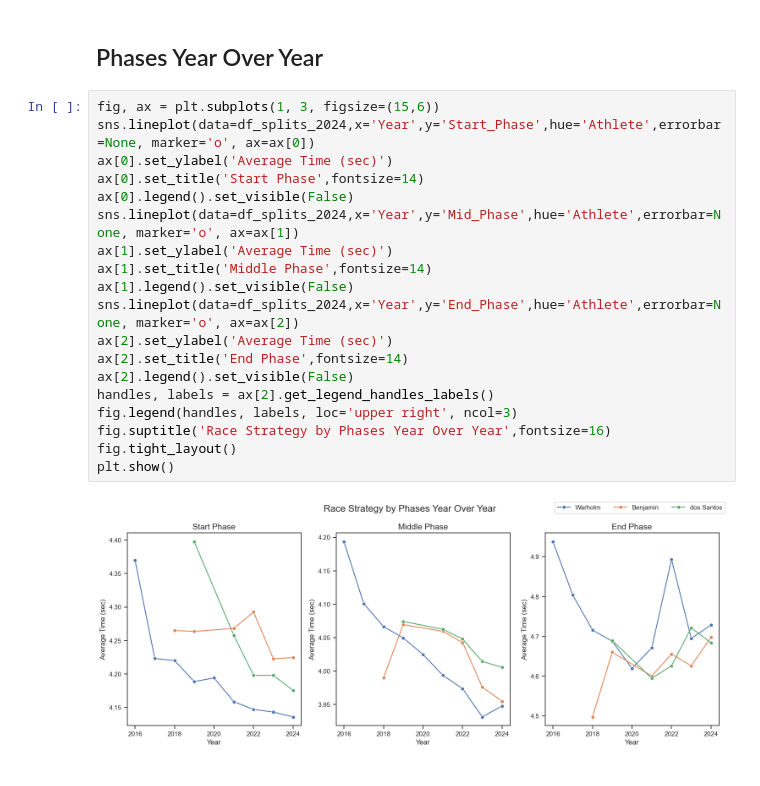
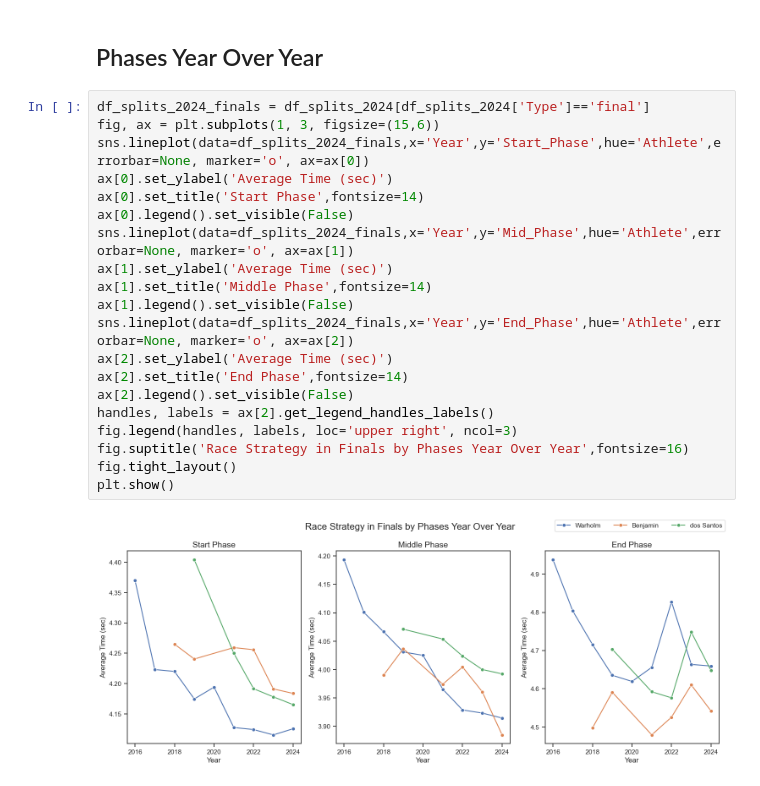
Before and after one commit to emeraldEAGLE888/Hurdles_Analysis, a Jupyter notebook: Python_Analysis/YearOverYearChanges.ipynb, the cells around one changed output. Saved outputs shown, nothing was run; the diff lists cells and outputs as text.

```diff
--- a/Python_Analysis/YearOverYearChanges.ipynb
+++ b/Python_Analysis/YearOverYearChanges.ipynb
@@ -80,23 +80,24 @@ plt.show()
 # %% [markdown]
 ## Phases Year Over Year
 # %%
+df_splits_2024_finals = df_splits_2024[df_splits_2024['Type']=='final']
 fig, ax = plt.subplots(1, 3, figsize=(15,6))
-sns.lineplot(data=df_splits_2024,x='Year',y='Start_Phase',hue='Athlete',errorbar=None, marker='o', ax=ax[0])
+sns.lineplot(data=df_splits_2024_finals,x='Year',y='Start_Phase',hue='Athlete',errorbar=None, marker='o', ax=ax[0])
 ax[0].set_ylabel('Average Time (sec)')
 ax[0].set_title('Start Phase',fontsize=14)
 ax[0].legend().set_visible(False)
-sns.lineplot(data=df_splits_2024,x='Year',y='Mid_Phase',hue='Athlete',errorbar=None, marker='o', ax=ax[1])
+sns.lineplot(data=df_splits_2024_finals,x='Year',y='Mid_Phase',hue='Athlete',errorbar=None, marker='o', ax=ax[1])
 ax[1].set_ylabel('Average Time (sec)')
 ax[1].set_title('Middle Phase',fontsize=14)
 ax[1].legend().set_visible(False)
-sns.lineplot(data=df_splits_2024,x='Year',y='End_Phase',hue='Athlete',errorbar=None, marker='o', ax=ax[2])
+sns.lineplot(data=df_splits_2024_finals,x='Year',y='End_Phase',hue='Athlete',errorbar=None, marker='o', ax=ax[2])
 ax[2].set_ylabel('Average Time (sec)')
 ax[2].set_title('End Phase',fontsize=14)
 ax[2].legend().set_visible(False)
 handles, labels = ax[2].get_legend_handles_labels()
 fig.legend(handles, labels, loc='upper right', ncol=3)
-fig.suptitle('Race Strategy by Phases Year Over Year',fontsize=16)
+fig.suptitle('Race Strategy in Finals by Phases Year Over Year',fontsize=16)
 fig.tight_layout()
 plt.show()
 # %% [output]
-[figure, old version]
+[figure, new version]
```
Also changed, not shown: 4 other files.
